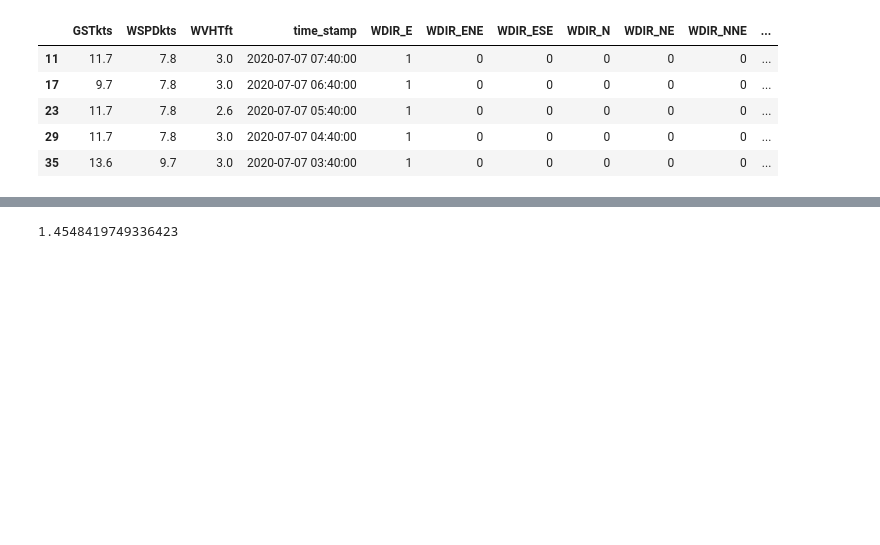
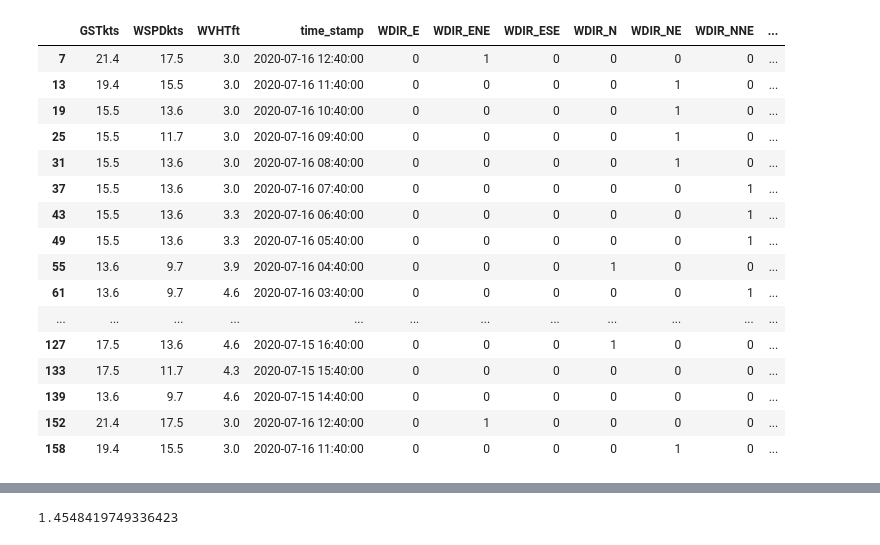
Before and after one commit to eric220/Wave_Height, a Jupyter notebook: wavehgt_reg.ipynb, the cells around one changed output, grey strips where cells are left out. Drawn from its saved outputs; the diff is of its cells as text; code cells hidden in the pictures; blank space fills up the shorter version.

```diff
--- a/wavehgt_reg.ipynb
+++ b/wavehgt_reg.ipynb
@@ -45,14 +58,25 @@ len(t_df)
 #dummies
 t_df = pd.get_dummies(t_df, columns=['WDIR'])
 # %%
-t_df.head()
+t_df.head(25)
 # %% [output]
 |  | GSTkts | WSPDkts | WVHTft | time_stamp | WDIR_E | WDIR_ENE | WDIR_ESE | WDIR_N | WDIR_NE | WDIR_NNE | ... |
-| 11 | 11.7 | 7.8 | 3.0 | 2020-07-07 07:40:00 | 1 | 0 | 0 | 0 | 0 | 0 | ... |
-| 17 | 9.7 | 7.8 | 3.0 | 2020-07-07 06:40:00 | 1 | 0 | 0 | 0 | 0 | 0 | ... |
-| 23 | 11.7 | 7.8 | 2.6 | 2020-07-07 05:40:00 | 1 | 0 | 0 | 0 | 0 | 0 | ... |
-| 29 | 11.7 | 7.8 | 3.0 | 2020-07-07 04:40:00 | 1 | 0 | 0 | 0 | 0 | 0 | ... |
-| 35 | 13.6 | 9.7 | 3.0 | 2020-07-07 03:40:00 | 1 | 0 | 0 | 0 | 0 | 0 | ... |
+| 7 | 21.4 | 17.5 | 3.0 | 2020-07-16 12:40:00 | 0 | 1 | 0 | 0 | 0 | 0 | ... |
+| 13 | 19.4 | 15.5 | 3.0 | 2020-07-16 11:40:00 | 0 | 0 | 0 | 0 | 1 | 0 | ... |
+| 19 | 15.5 | 13.6 | 3.0 | 2020-07-16 10:40:00 | 0 | 0 | 0 | 0 | 1 | 0 | ... |
+| 25 | 15.5 | 11.7 | 3.0 | 2020-07-16 09:40:00 | 0 | 0 | 0 | 0 | 1 | 0 | ... |
+| 31 | 15.5 | 13.6 | 3.0 | 2020-07-16 08:40:00 | 0 | 0 | 0 | 0 | 1 | 0 | ... |
+| 37 | 15.5 | 13.6 | 3.0 | 2020-07-16 07:40:00 | 0 | 0 | 0 | 0 | 0 | 1 | ... |
+| 43 | 15.5 | 13.6 | 3.3 | 2020-07-16 06:40:00 | 0 | 0 | 0 | 0 | 0 | 1 | ... |
+| 49 | 15.5 | 13.6 | 3.3 | 2020-07-16 05:40:00 | 0 | 0 | 0 | 0 | 0 | 1 | ... |
+| 55 | 13.6 | 9.7 | 3.9 | 2020-07-16 04:40:00 | 0 | 0 | 0 | 1 | 0 | 0 | ... |
+| 61 | 13.6 | 9.7 | 4.6 | 2020-07-16 03:40:00 | 0 | 0 | 0 | 0 | 0 | 1 | ... |
+| ... | ... | ... | ... | ... | ... | ... | ... | ... | ... | ... | ... |
+| 127 | 17.5 | 13.6 | 4.6 | 2020-07-15 16:40:00 | 0 | 0 | 0 | 1 | 0 | 0 | ... |
+| 133 | 17.5 | 11.7 | 4.3 | 2020-07-15 15:40:00 | 0 | 0 | 0 | 0 | 0 | 0 | ... |
+| 139 | 13.6 | 9.7 | 4.6 | 2020-07-15 14:40:00 | 0 | 0 | 0 | 0 | 0 | 0 | ... |
+| 152 | 21.4 | 17.5 | 3.0 | 2020-07-16 12:40:00 | 0 | 1 | 0 | 0 | 0 | 0 | ... |
+| 158 | 19.4 | 15.5 | 3.0 | 2020-07-16 11:40:00 | 0 | 0 | 0 | 0 | 1 | 0 | ... |
 # %%
 #run monte carlo simulation and report metrics
 scores = []
```
Also changed, not shown: parts of 6 cells of this notebook, 3 other files.
